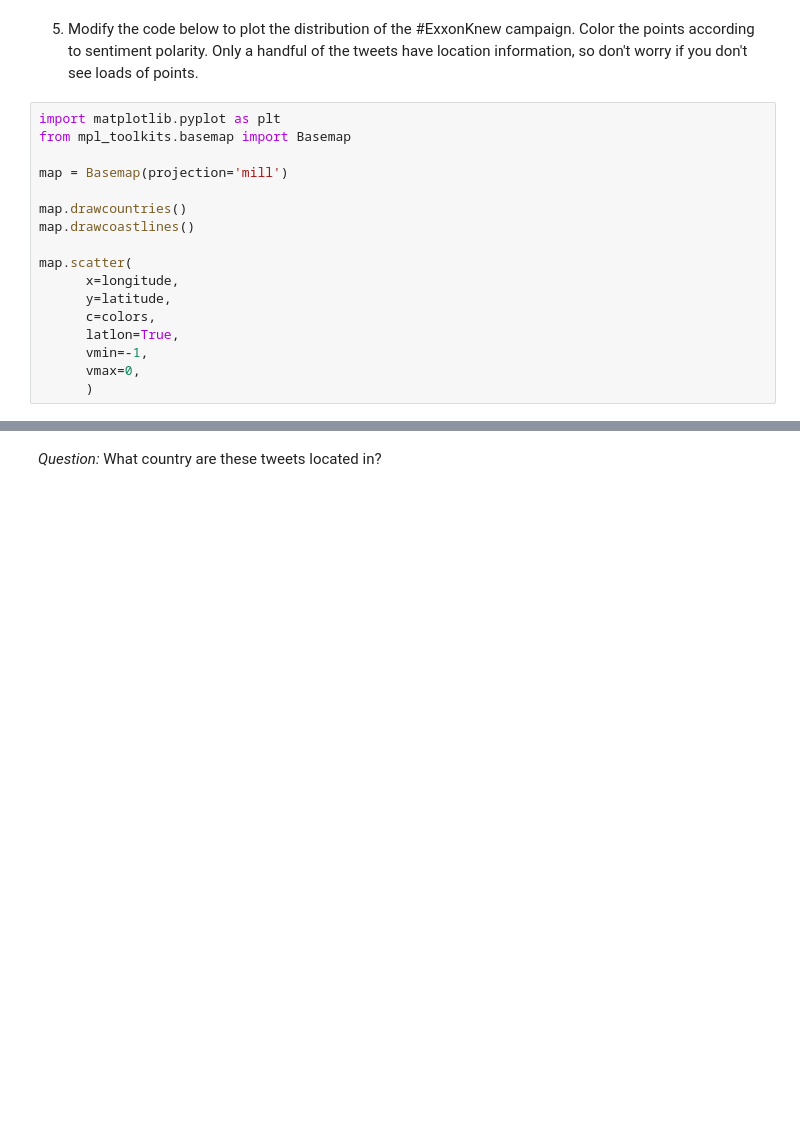
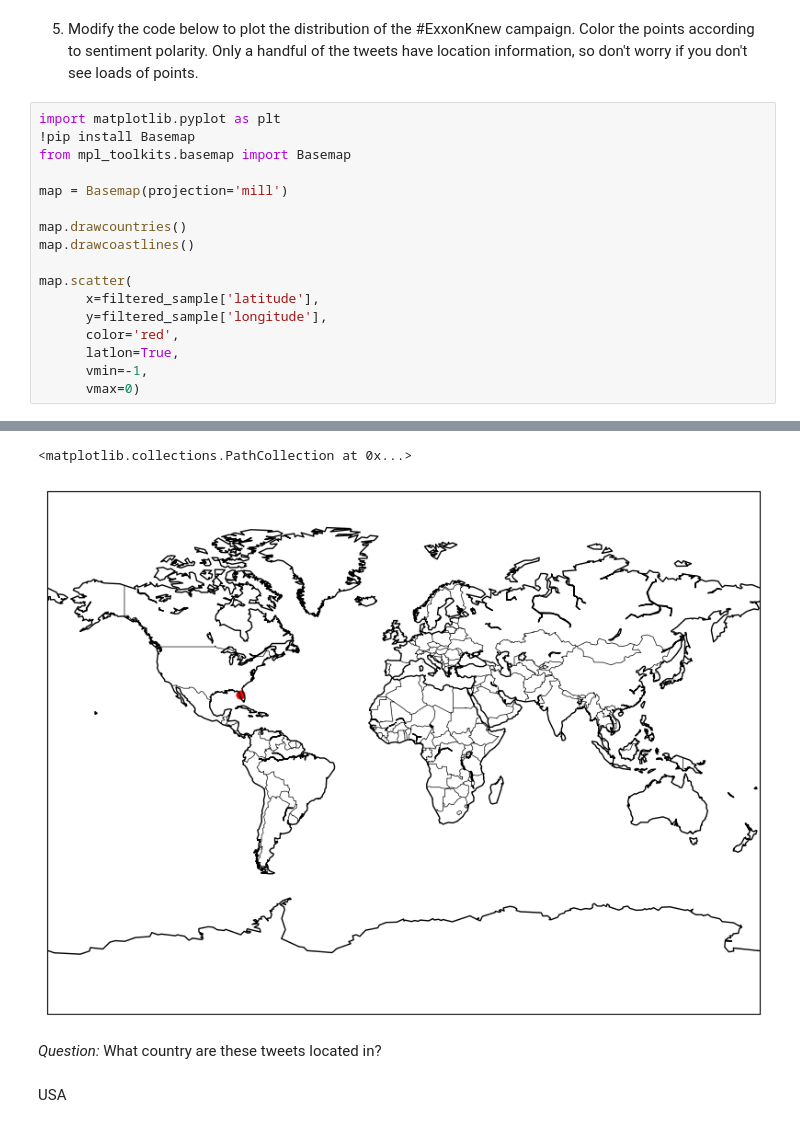
Before and after one commit to Aphra2/QM2, a Jupyter notebook: notebooks/W04. Natural Language Processing.ipynb, the cells around one changed output, grey strips where cells are left out. Drawn from its saved outputs; the diff is of its cells as text; blank space fills up the shorter version.

```diff
--- a/notebooks/W04. Natural Language Processing.ipynb
+++ b/notebooks/W04. Natural Language Processing.ipynb
@@ -622,6 +625,7 @@ print(filtered_sample[['text', 'Subjectivity', 'Polarity']])
 5. Modify the code below to plot the distribution of the #ExxonKnew campaign. Color the points according to sentiment polarity. Only a handful of the tweets have location information, so don't worry if you don't see loads of points.
 # %%
 import matplotlib.pyplot as plt
+!pip install Basemap
 from mpl_toolkits.basemap import Basemap
 
 map = Basemap(projection='mill')
@@ -630,11 +634,10 @@ map.drawcountries()
 map.drawcoastlines()
 
 map.scatter(
-      x=longitude,
-      y=latitude,
-      c=colors,
+      x=filtered_sample['latitude'],
+      y=filtered_sample['longitude'],
+      color='red',
       latlon=True,
       vmin=-1,
-      vmax=0,
-      )
+      vmax=0)
 # %% [output]
@@ -642,2 +660,6 @@ ModuleNotFoundError: ignored
+<matplotlib.collections.PathCollection at 0x...>
+[figure, added]
 # %% [markdown]
 *Question:* What country are these tweets located in?
+# %% [markdown]
+USA
```
Also changed, not shown: parts of 5 cells of this notebook.
